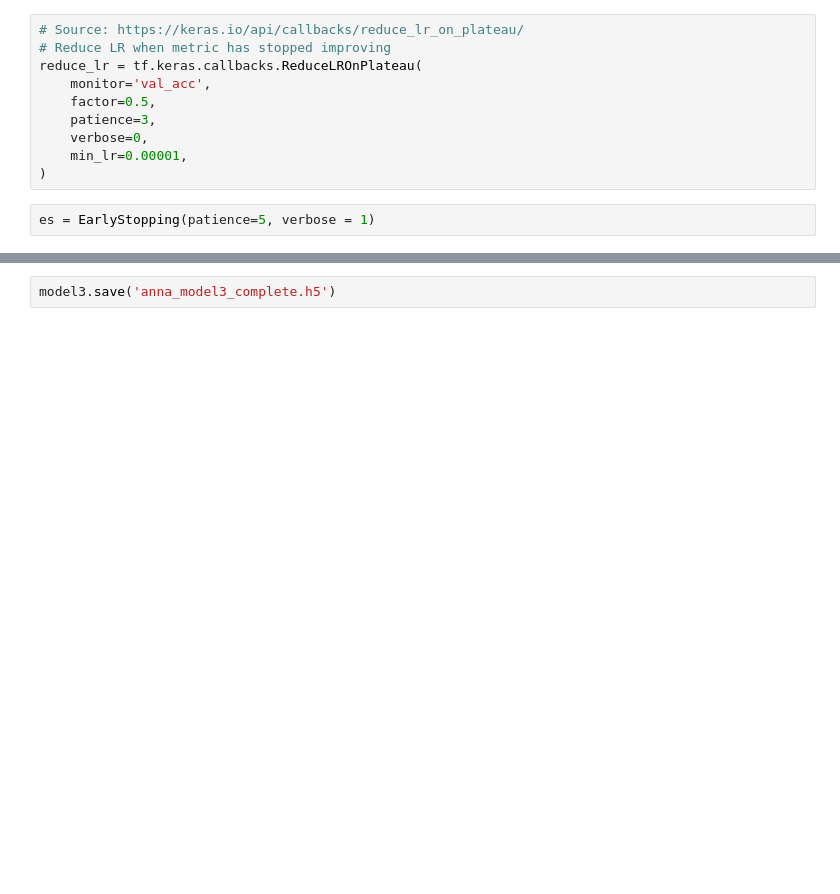
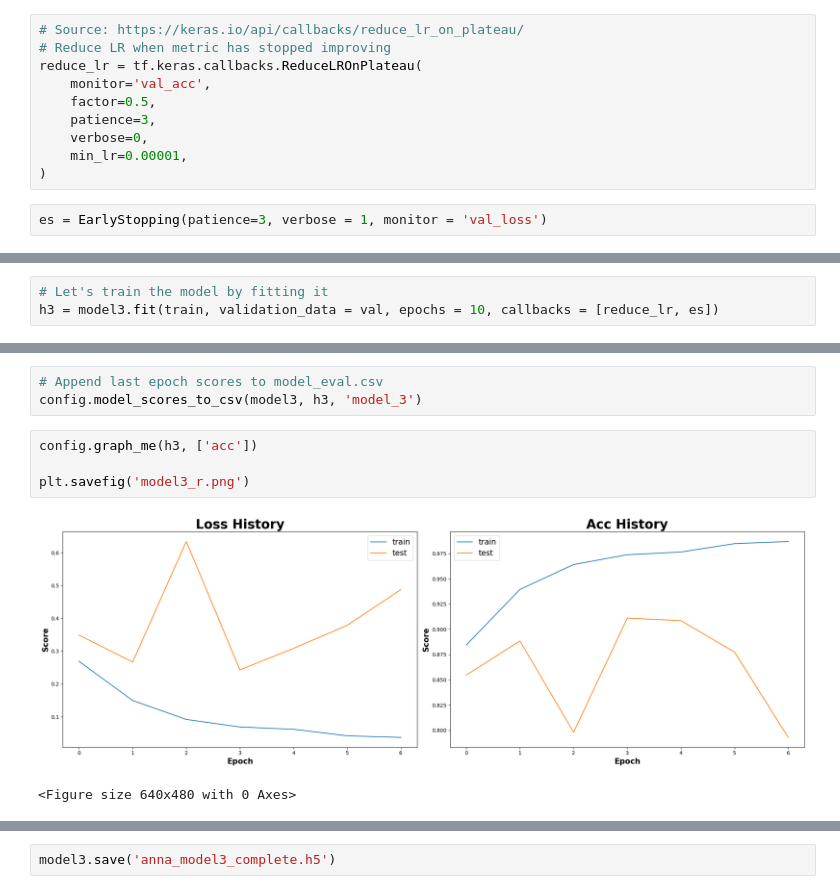
Before and after one commit to annabchox/deepfake-detector, a Jupyter notebook: Code/Main/Training/Anna_NN.ipynb, the cells around one changed output, grey strips where cells are left out. Saved outputs shown, nothing was run; the diff lists cells and outputs as text; blank space fills up the shorter version.

```diff
--- a/Code/Main/Training/Anna_NN.ipynb
+++ b/Code/Main/Training/Anna_NN.ipynb
@@ -366,7 +484,7 @@ reduce_lr = tf.keras.callbacks.ReduceLROnPlateau(
     min_lr=0.00001,
 )
 # %%
-es = EarlyStopping(patience=5, verbose = 1)
+es = EarlyStopping(patience=3, verbose = 1, monitor = 'val_loss')
 # %%
 model3 = Sequential()
 
@@ -452 +570,4 @@ Epoch 7/10
 Epoch 7: early stopping
+# %%
+# Let's train the model by fitting it
+h3 = model3.fit(train, validation_data = val, epochs = 10, callbacks = [reduce_lr, es])
@@ -452,0 +607,10 @@ Epoch 7: early stopping
+# %%
+# Append last epoch scores to model_eval.csv
+config.model_scores_to_csv(model3, h3, 'model_3')
+# %%
+config.graph_me(h3, ['acc'])
+
+plt.savefig('model3_r.png')
+# %% [output]
+[figure, added]
+<Figure size 640x480 with 0 Axes>
```
Also changed, not shown: parts of 33 cells of this notebook.
